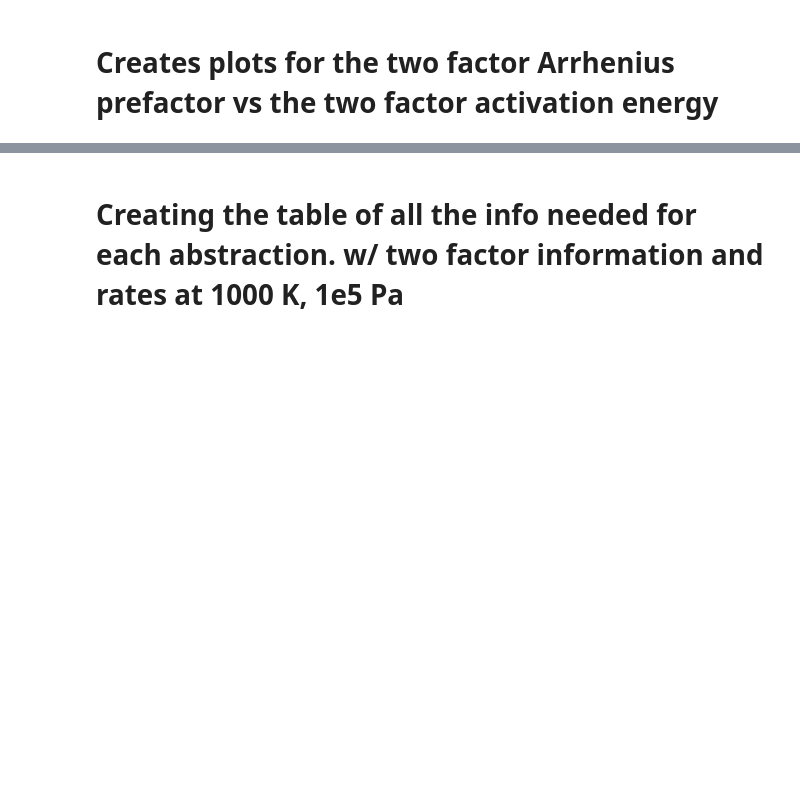
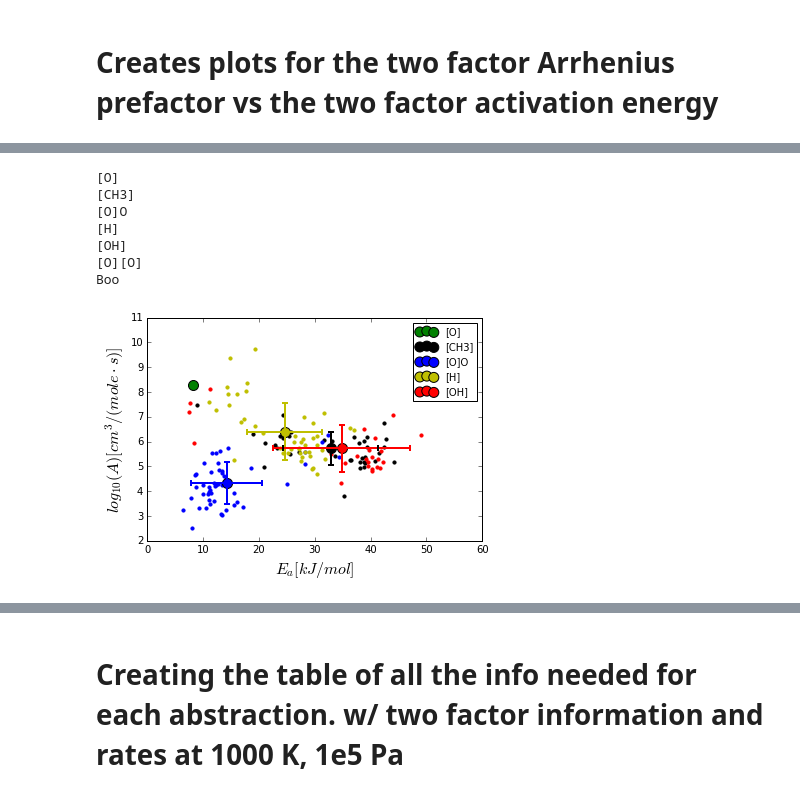
Before and after one commit to C-Underkoffler/OOHAbstraction, a Jupyter notebook: bioTST/ipythonNotebooks/plotBiofulesOutput.ipynb, the cells around one changed output, grey strips where cells are left out. Drawn from its saved outputs; the diff is of its cells as text; code cells hidden in the pictures; blank space fills up the shorter version.

```diff
--- a/bioTST/ipythonNotebooks/plotBiofulesOutput.ipynb
+++ b/bioTST/ipythonNotebooks/plotBiofulesOutput.ipynb
@@ -388 +402,52 @@ C6H12(8)
+# %%
+fig, ax = plt.subplots()
+for abstractor in list_of_abstractors:
+    try:
+        print abstractor
+        c = color_dict[abstractor]
+        df[((df["Arrhenius Expression"] > 1) & (df["Abstractor"] == abstractor))][["Fitted $E_a$", "Fitted $ln(A)$"]].plot(
+            x="Fitted $E_a$",
+            y="Fitted $ln(A)$",
+            kind="scatter",
+            alpha= 1,
+            color=c,
+            edgecolor=c,
+            ax=ax,
+            legend=True,
+            s=10
+
+        )
+
+    except:
+        print "Boo"
+
+for abstractor in list_of_abstractors:
+    a, b = df[((df["Has Kinetics"] == 1) & (df["Abstractor"] == abstractor))][["Fitted $E_a$", "Fitted $ln(A)$"]].mean()
+    if np.isfinite(a):
+
+        color = color_dict[abstractor]
+        c, d = df[((df["Has Kinetics"] == 1) & (df["Abstractor"] == abstractor))][["Fitted $E_a$", "Fitted $ln(A)$"]].std()
+        #s = df[((df["Has Kinetics"] == 1) & (df["Abstractor"] == abstractor))][["Fitted $E_a$", "Fitted $ln(A)$"]].shape[0] * 25
+        plt.scatter(a,b, c=color, label=abstractor, s=100)
+        ax.errorbar(a, b, xerr = c, yerr=d, c=color, elinewidth=2, markeredgewidth=2)
+
+plt.legend( fontsize=10)
+plt.xlabel("$E_a [kJ / mol]$", fontsize=16)
+plt.xlim([0,60])
+plt.ylim([2,11])
+plt.ylabel("$log_{10}(A) [cm^3 / (mole \cdot s)]$", fontsize=16)
+fig.savefig("average_combined.pdf", bbox_inches='tight')
+#plt.legend(tuple(list_of_abstractors), fontsize=10)
+#plt.xlabel("$E_a [kJ / mol]$", fontsize=16)
+#plt.ylabel("$log_{10}(A) [cm^3 / (mole \cdot s)]$", fontsize=16)
+fig.savefig("average_and_combined.pdf", bbox_inches='tight')
+# %% [output]
+[O]
+[CH3]
+[O]O
+[H]
+[OH]
+[O][O]
+Boo
+[figure, added]
 # %%
```
Also changed, not shown: parts of 33 cells of this notebook, 5 other files.
